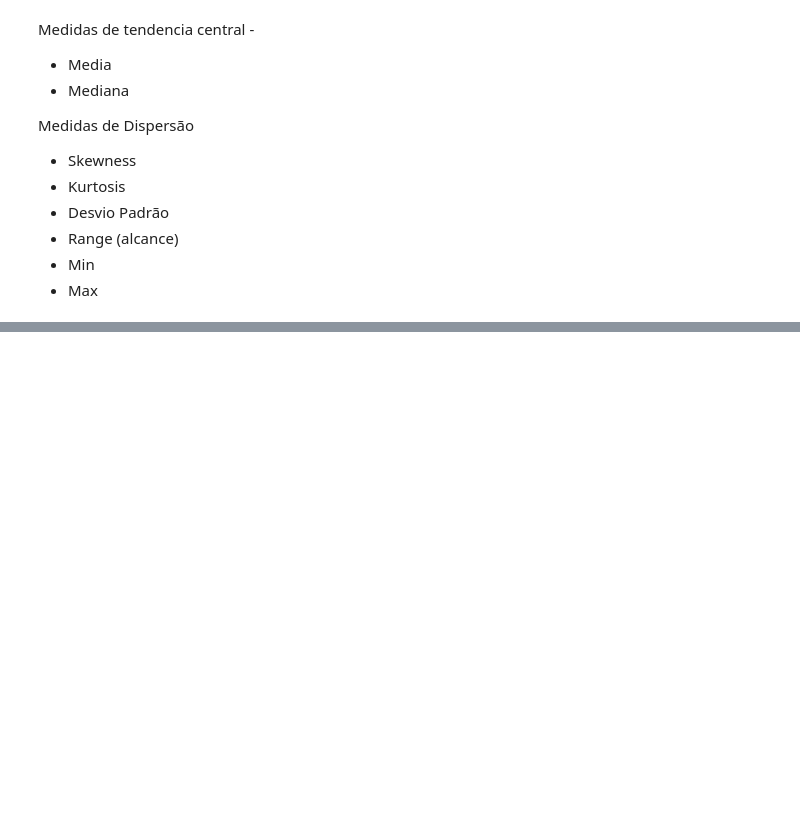
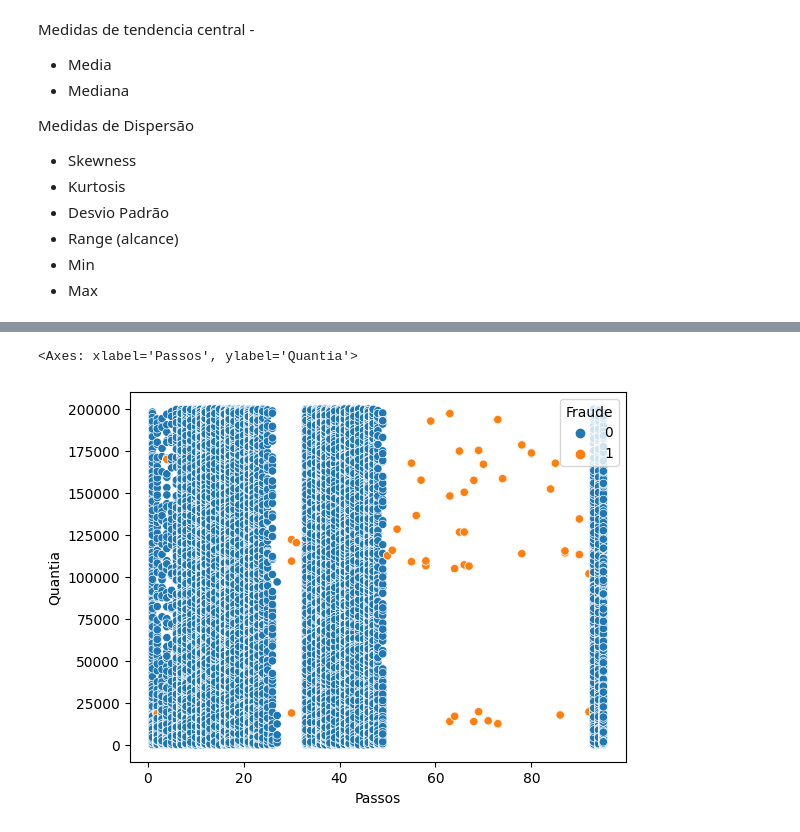
Before and after one commit to ValmirJrDS/deteccao_fraude, a Jupyter notebook: notebooks/deteccao_fraude.ipynb, the cells around one changed output, grey strips where cells are left out. Cells and saved outputs as stored; diff of their text form; code cells hidden in the pictures; blank space fills up the shorter version.

```diff
--- a/notebooks/deteccao_fraude.ipynb
+++ b/notebooks/deteccao_fraude.ipynb
@@ -217,0 +282,5 @@ plt.show()
+# %%
+sns.scatterplot(data=base_fraude_raw1[base_fraude_raw1.Quantia <= 200000],y='Quantia',x='Passos', hue= 'Fraude' )
+# %% [output]
+<Axes: xlabel='Passos', ylabel='Quantia'>
+[figure, added]
```
Also changed, not shown: parts of 25 cells of this notebook, 1 other file.
